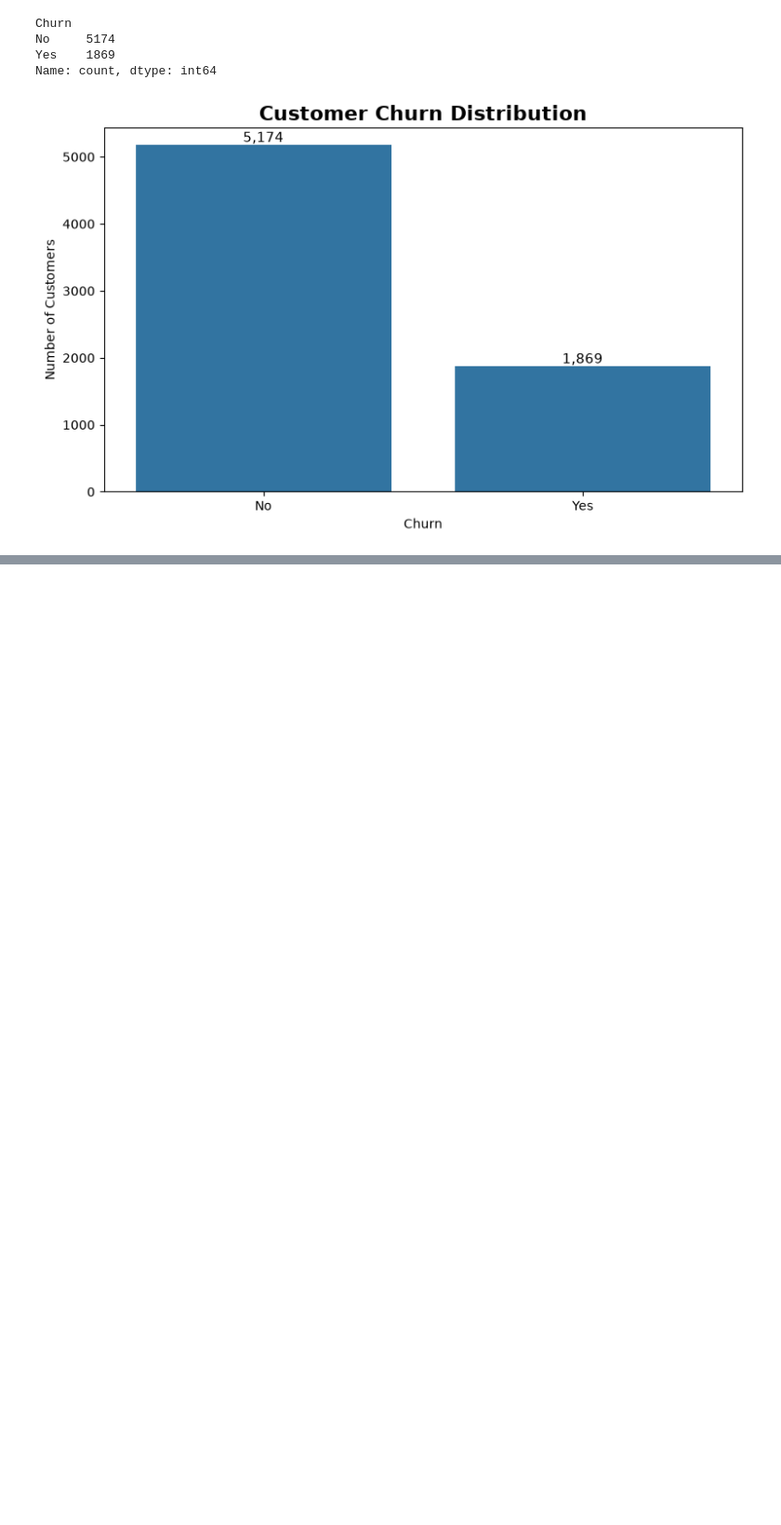
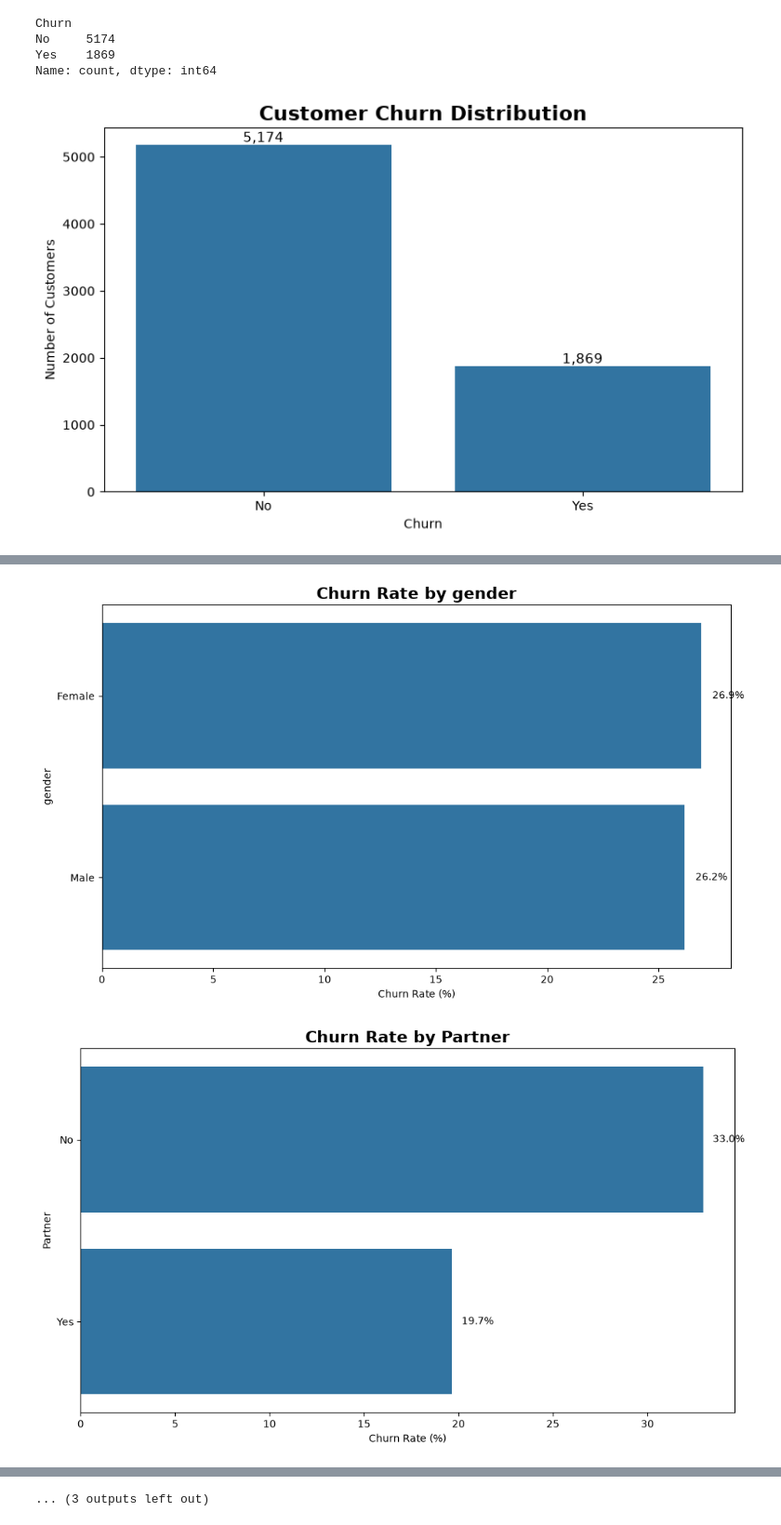
Before and after one commit to priyankag1111/Internship_Churnsense, a Jupyter notebook: notebooks/02_EDA.ipynb, the cells around one changed output, grey strips where cells are left out. Shown at 93% size. Cells and saved outputs as stored; diff of their text form; code cells hidden in the pictures; blank space fills up the shorter version.

```diff
--- a/notebooks/02_EDA.ipynb
+++ b/notebooks/02_EDA.ipynb
@@ -216,0 +375,58 @@ NameError: name 'REPORT_DIR' is not defined
+# %%
+# Categorical churn rate charts
+
+for column in categorical_columns:
+
+    churn_rate = (
+        df.groupby(column)["Churn"]
+        .apply(lambda x: (x == "Yes").mean() * 100)
+        .sort_values(ascending=False)
+    )
+
+    fig, ax = plt.subplots(
+        figsize=(10, 6)
+    )
+
+    sns.barplot(
+        x=churn_rate.values,
+        y=churn_rate.index,
+        ax=ax
+    )
+
+    ax.set_title(
+        f"Churn Rate by {column}",
+        fontsize=16,
+        fontweight="bold"
+    )
+
+    ax.set_xlabel("Churn Rate (%)")
+    ax.set_ylabel(column)
+
+    # Add values
+    for i, value in enumerate(churn_rate.values):
+
+        ax.text(
+            value + 0.5,
+            i,
+            f"{value:.1f}%",
+            va="center"
+        )
+
+    plt.tight_layout()
+
+    filename = (
+        f"churn_rate_by_"
+        f"{column.lower().replace(' ', '_')}.png"
+    )
+
+    plt.savefig(
+        reports_dir / filename,
+        dpi=300,
+        bbox_inches="tight"
+    )
+
+    plt.show()
+    plt.close()
+# %% [output]
+[figure, added]
+[figure, added]
@@ -216,0 +443 @@ NameError: name 'REPORT_DIR' is not defined
+... (3 outputs left out)
```
Also changed, not shown: parts of 8 cells of this notebook, 20 other files.
